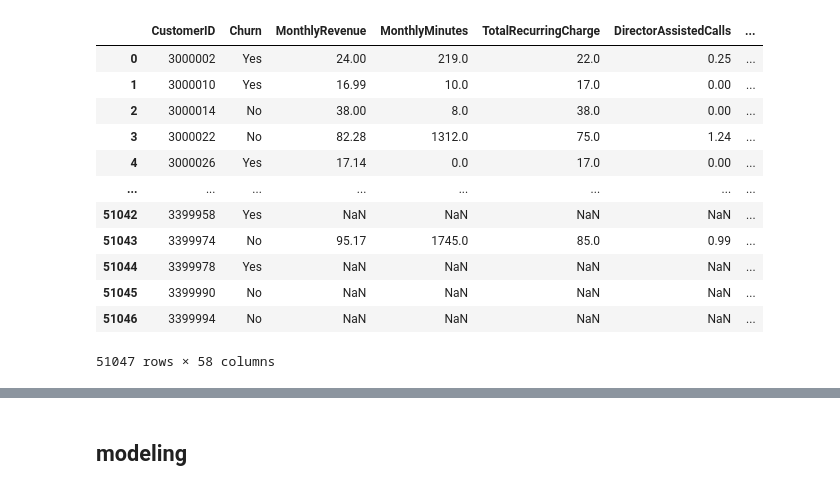
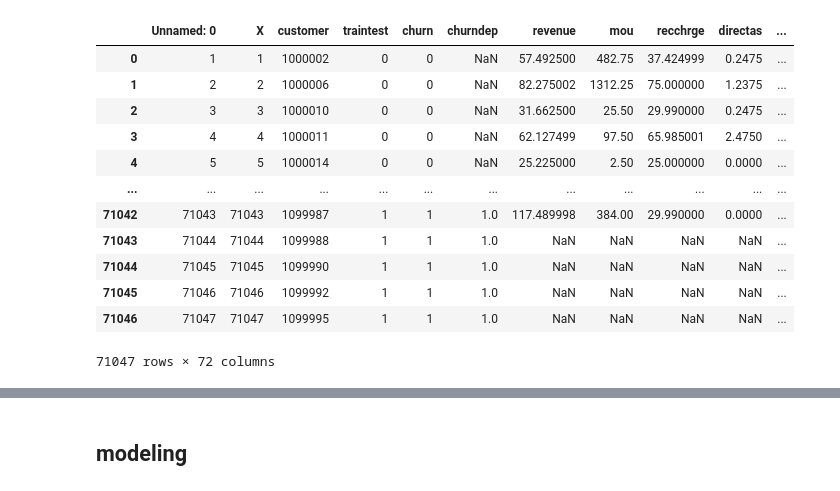
Before and after one commit to GrzegKrajewski/Masters_churn, a Jupyter notebook: code_masters_gk.ipynb, the cells around one changed output, grey strips where cells are left out. Cells and saved outputs as stored; diff of their text form; code cells hidden in the pictures.

```diff
--- a/code_masters_gk.ipynb
+++ b/code_masters_gk.ipynb
@@ -9,21 +17,23 @@ from sklearn.impute import SimpleImputer
 # %%
 pd.set_option('display.max_columns', None)
 # %%
-df = pd.read_csv(r"C:\Users\xtaym\OneDrive\Pulpit\mgr\cell2celltrain.csv")
-# holdout = pd.read_csv(r"C:\Users\xtaym\OneDrive\Pulpit\mgr\cell2cellholdout.csv")
+# df = pd.read_csv(r"C:\Users\xtaym\OneDrive\Pulpit\mgr\cell2celltrain.csv")
+# holdout_innit = pd.read_csv(r""C:\Users\xtaym\OneDrive\Pulpit\cell2cell-duke univeristy.csv"mgr\cell2cellholdout.csv")
+df=pd.read_csv(r'C:\Users\xtaym\OneDrive\Pulpit\cell2cell-duke univeristy.csv')
+
 # holdout set will not be used as it was not scored
 df
 # %% [output]
-|  | CustomerID | Churn | MonthlyRevenue | MonthlyMinutes | TotalRecurringCharge | DirectorAssistedCalls | ... |
-| 0 | 3000002 | Yes | 24.00 | 219.0 | 22.0 | 0.25 | ... |
-| 1 | 3000010 | Yes | 16.99 | 10.0 | 17.0 | 0.00 | ... |
-| 2 | 3000014 | No | 38.00 | 8.0 | 38.0 | 0.00 | ... |
-| 3 | 3000022 | No | 82.28 | 1312.0 | 75.0 | 1.24 | ... |
-| 4 | 3000026 | Yes | 17.14 | 0.0 | 17.0 | 0.00 | ... |
-| ... | ... | ... | ... | ... | ... | ... | ... |
-| 51042 | 3399958 | Yes | NaN | NaN | NaN | NaN | ... |
-| 51043 | 3399974 | No | 95.17 | 1745.0 | 85.0 | 0.99 | ... |
-| 51044 | 3399978 | Yes | NaN | NaN | NaN | NaN | ... |
-| 51045 | 3399990 | No | NaN | NaN | NaN | NaN | ... |
-| 51046 | 3399994 | No | NaN | NaN | NaN | NaN | ... |
+|  | Unnamed: 0 | X | customer | traintest | churn | churndep | revenue | mou | recchrge | directas | ... |
+| 0 | 1 | 1 | 1000002 | 0 | 0 | NaN | 57.492500 | 482.75 | 37.424999 | 0.2475 | ... |
+| 1 | 2 | 2 | 1000006 | 0 | 0 | NaN | 82.275002 | 1312.25 | 75.000000 | 1.2375 | ... |
+| 2 | 3 | 3 | 1000010 | 0 | 0 | NaN | 31.662500 | 25.50 | 29.990000 | 0.2475 | ... |
+| 3 | 4 | 4 | 1000011 | 0 | 0 | NaN | 62.127499 | 97.50 | 65.985001 | 2.4750 | ... |
+| 4 | 5 | 5 | 1000014 | 0 | 0 | NaN | 25.225000 | 2.50 | 25.000000 | 0.0000 | ... |
+| ... | ... | ... | ... | ... | ... | ... | ... | ... | ... | ... | ... |
+| 71042 | 71043 | 71043 | 1099987 | 1 | 1 | 1.0 | 117.489998 | 384.00 | 29.990000 | 0.0000 | ... |
+| 71043 | 71044 | 71044 | 1099988 | 1 | 1 | 1.0 | NaN | NaN | NaN | NaN | ... |
+| 71044 | 71045 | 71045 | 1099990 | 1 | 1 | 1.0 | NaN | NaN | NaN | NaN | ... |
+| 71045 | 71046 | 71046 | 1099992 | 1 | 1 | 1.0 | NaN | NaN | NaN | NaN | ... |
+| 71046 | 71047 | 71047 | 1099995 | 1 | 1 | 1.0 | NaN | NaN | NaN | NaN | ... |
-51047 rows × 58 columns
+71047 rows × 72 columns
```
Also changed, not shown: parts of 107 cells of this notebook, 1 other file.
